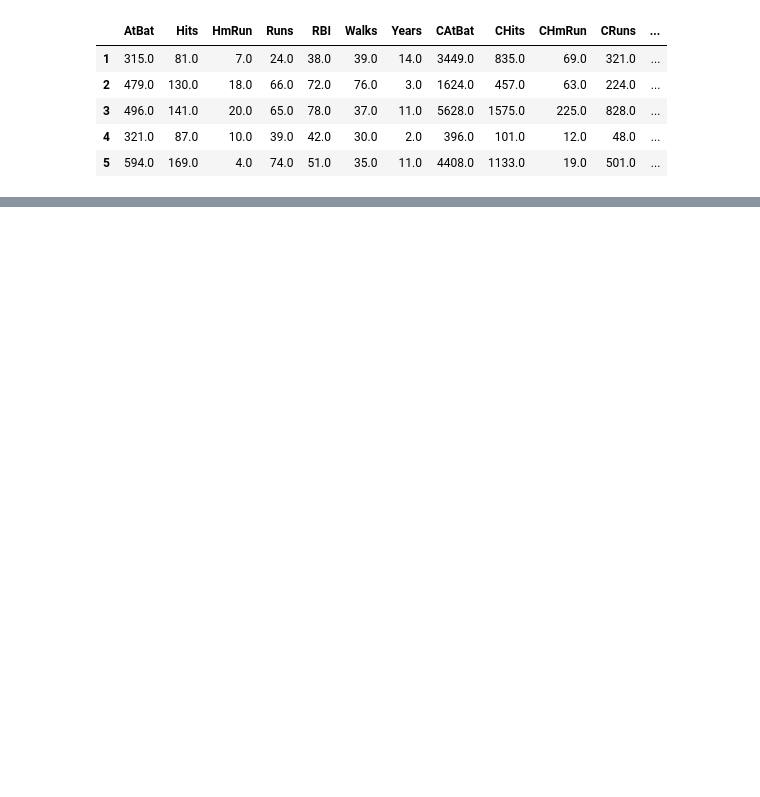
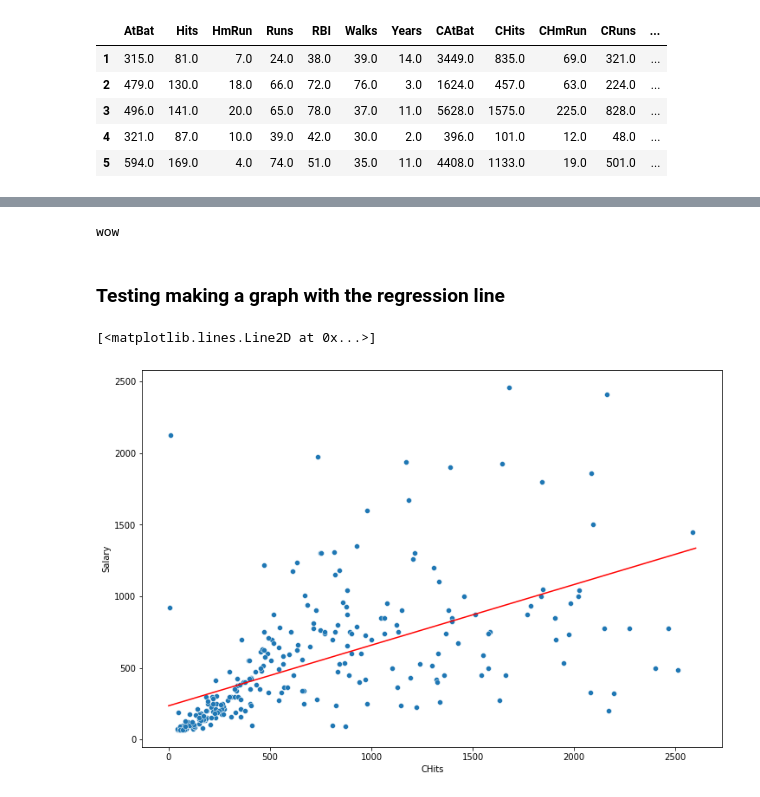
Before and after one commit to arturcgs/book-studies, a Jupyter notebook: Introduction_Statistical_Learning/Labs/LabCap6.ipynb, the cells around one changed output, grey strips where cells are left out. Drawn from its saved outputs; the diff is of its cells as text; code cells hidden in the pictures; blank space fills up the shorter version.

```diff
--- a/Introduction_Statistical_Learning/Labs/LabCap6.ipynb
+++ b/Introduction_Statistical_Learning/Labs/LabCap6.ipynb
@@ -39,9 +40,9 @@ After dropping NaNs, there are 322 players left
 # %%
 # dealing with categorical variables
-dummies = pd.get_dummies(hitters_df_clean[['League', 'Division', 'NewLeague']]) #creating dummies
-hitters_df_clean = hitters_df_clean.drop(['League', 'Division', 'NewLeague'], axis=1).astype('float64') #dropping former collumns
-hitters_df_clean = pd.concat([hitters_df_clean, dummies[['League_N', 'Division_W', 'NewLeague_N']]], axis = 1)
-hitters_df_clean.head()
+dummies = pd.get_dummies(hitters_df_clean[['League', 'Division', 'NewLeague']]) # creating dummies
+hitters_df_clean = hitters_df_clean.drop(['League', 'Division', 'NewLeague'], axis=1).astype('float64') # dropping former collumns
+X = pd.concat([hitters_df_clean, dummies[['League_N', 'Division_W', 'NewLeague_N']]], axis = 1) # adding categorical varibles
+X.head()
 # %% [output]
 |  | AtBat | Hits | HmRun | Runs | RBI | Walks | Years | CAtBat | CHits | CHmRun | CRuns | ... |
 | 1 | 315.0 | 81.0 | 7.0 | 24.0 | 38.0 | 39.0 | 14.0 | 3449.0 | 835.0 | 69.0 | 321.0 | ... |
@@ -70,0 +72,31 @@ memory usage: 37.0 KB
+# %%
+print('wow')
+# %% [output]
+wow
+# %% [markdown]
+### Testing making a graph with the regression line
+# %%
+def desenha_linha(model, x):
+  return model.intercept_ + model.coef_[0] * x
+# %%
+X = X[X['CHits'] < 4000]
+y = X.Salary
+
+x = X[['CHits']]
+
+regressor = LinearRegression()
+lin_model = regressor.fit(x, y)
+# %%
+# plotando gráfico de uma variável só, com a resposta
+
+fig, axs = plt.subplots(1, 1, figsize = (12, 8))
+
+# scatterplot
+sns.scatterplot(x = X['CHits'], y = y, ax=axs)
+
+# regressão
+eixo_x = np.linspace(0, 2600, num=2)
+axs.plot(eixo_x, desenha_linha(lin_model, eixo_x), color = 'red')
+# %% [output]
+[<matplotlib.lines.Line2D at 0x...>]
+[figure, added]
```
Also changed, not shown: parts of 6 cells of this notebook.
